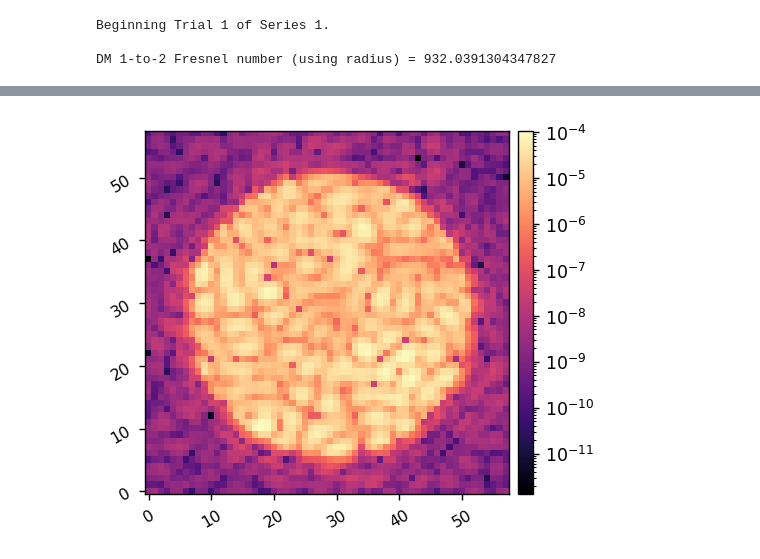
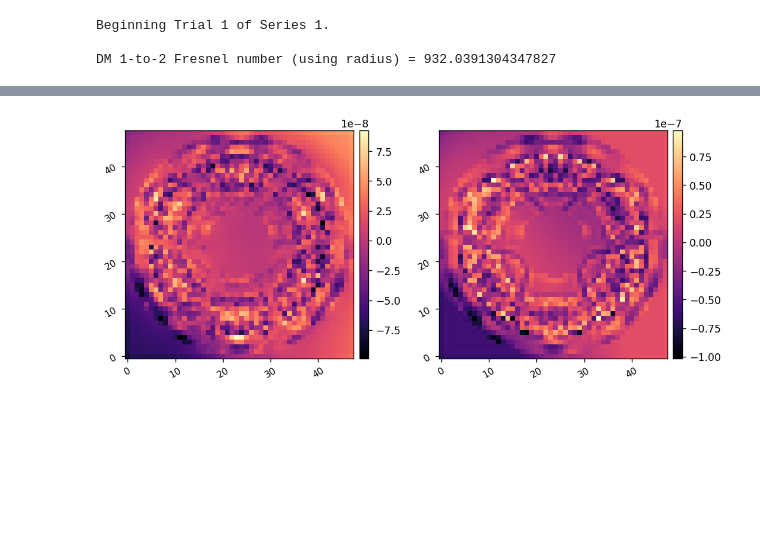
Before and after one commit to kian1377/falco-sims, a Jupyter notebook: falco_hlc_575_testing.ipynb, the cells around one changed output, grey strips where cells are left out. Drawn from its saved outputs; the diff is of its cells as text; code cells hidden in the pictures; blank space fills up the shorter version.

```diff
--- a/falco_hlc_575_testing.ipynb
+++ b/falco_hlc_575_testing.ipynb
@@ -104,4 +101,0 @@ imshow2(mp.dm1.V * mp.dm1.VtoH, mp.dm2.V * mp.dm2.VtoH)
-# %%
-imshow1(np.flipud(image), lognorm=True)
-# %% [output]
-[figure, removed]
@@ -112,0 +105,6 @@ misc.save_pickle(mp.runLabel + '_out.pkl', out)
+# %%
+dm1_m = out.dm1.Vall[:,:,-1]*mp.dm1.VtoH + mp.full.dm1.flatmap
+dm2_m = out.dm2.Vall[:,:,-1]*mp.dm2.VtoH + mp.full.dm2.flatmap
+imshow2(dm1_m, dm2_m)
+# %% [output]
+[figure, added]
```
Also changed, not shown: parts of 12 cells of this notebook, 6 other files.
